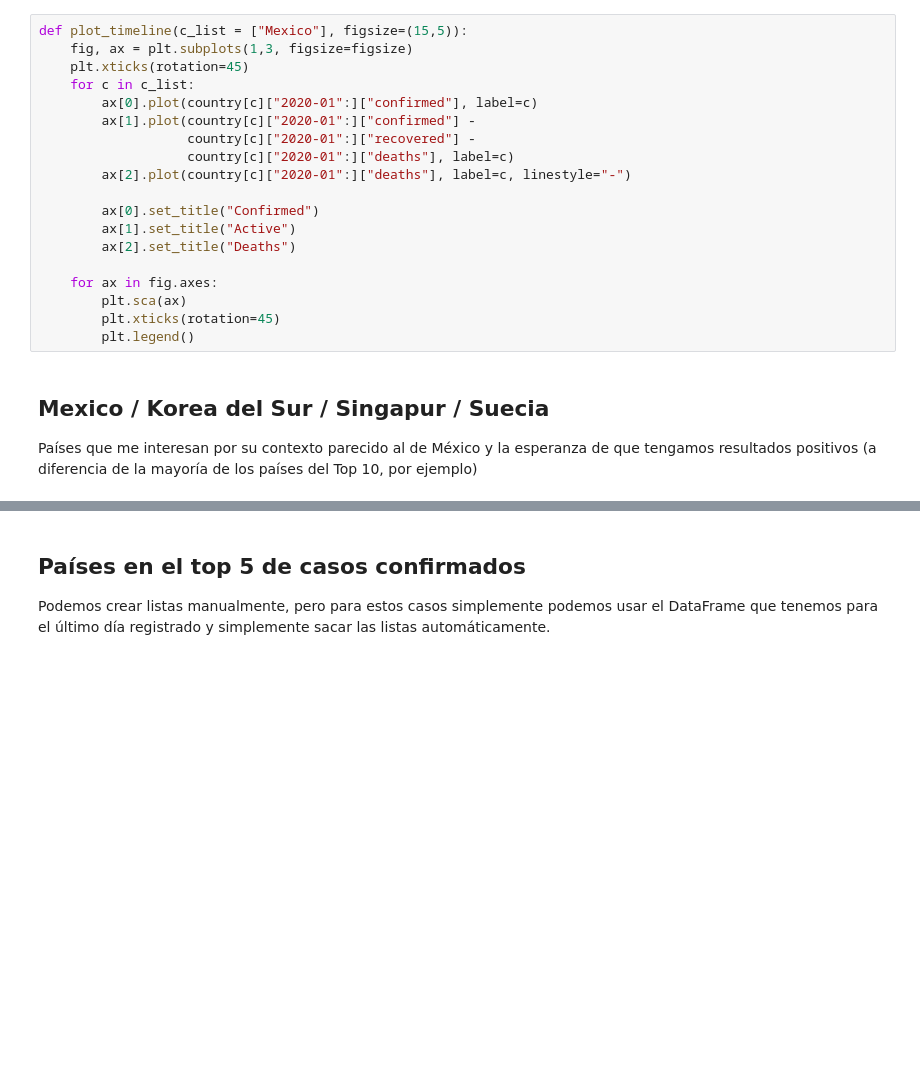
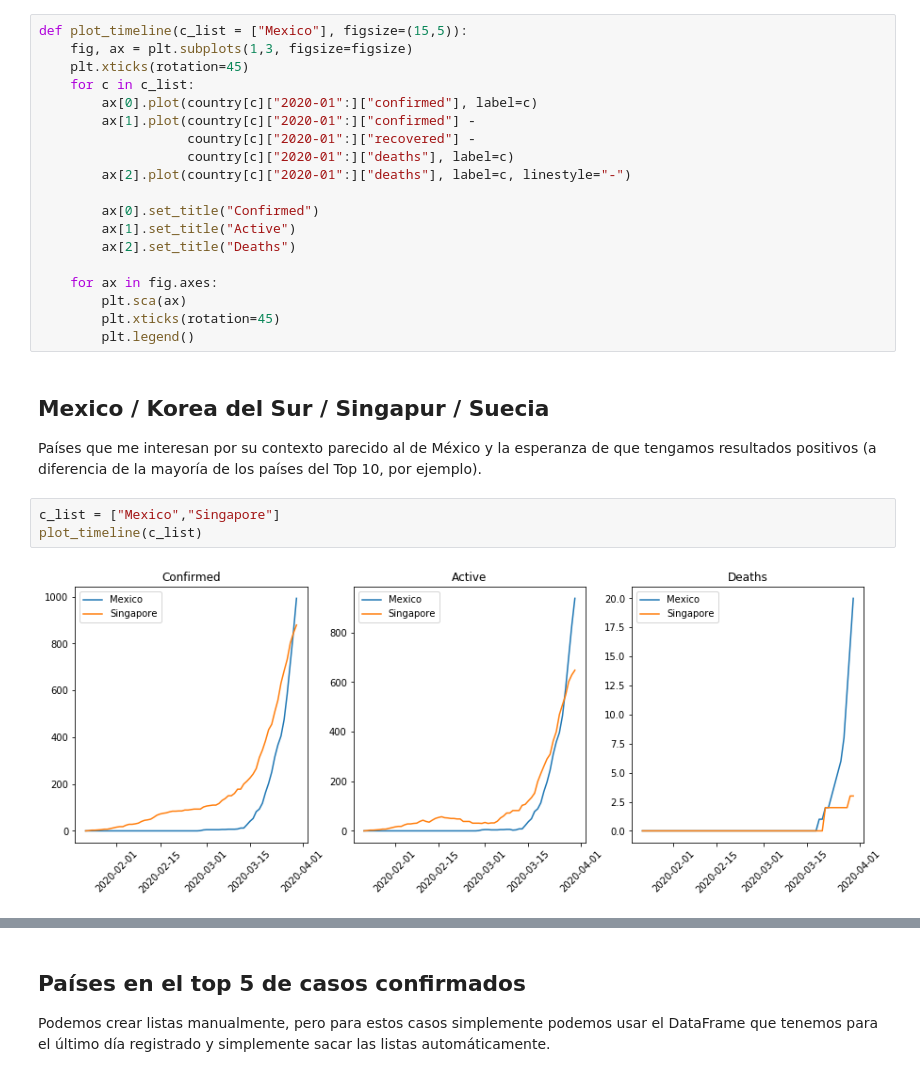
Before and after one commit to garaged/covid19-dataview, a Jupyter notebook: covid-19 pomber data set.ipynb, the cells around one changed output, grey strips where cells are left out. Saved outputs shown, nothing was run; the diff lists cells and outputs as text; blank space fills up the shorter version.

```diff
--- a/covid-19 pomber data set.ipynb
+++ b/covid-19 pomber data set.ipynb
@@ -295,5 +295,10 @@ def plot_timeline(c_list = ["Mexico"], figsize=(15,5)):
         plt.legend()
 # %% [markdown]
 ## Mexico / Korea del Sur / Singapur / Suecia
-Países que me interesan por su contexto parecido al de México y la esperanza de que tengamos resultados positivos (a diferencia de la mayoría de los países del Top 10, por ejemplo)
+Países que me interesan por su contexto parecido al de México y la esperanza de que tengamos resultados positivos (a diferencia de la mayoría de los países del Top 10, por ejemplo).
+# %%
+c_list = ["Mexico","Singapore"]
+plot_timeline(c_list)
+# %% [output]
+[figure, added]
 # %%
```
Also changed, not shown: parts of 43 cells of this notebook, 1 other file.
